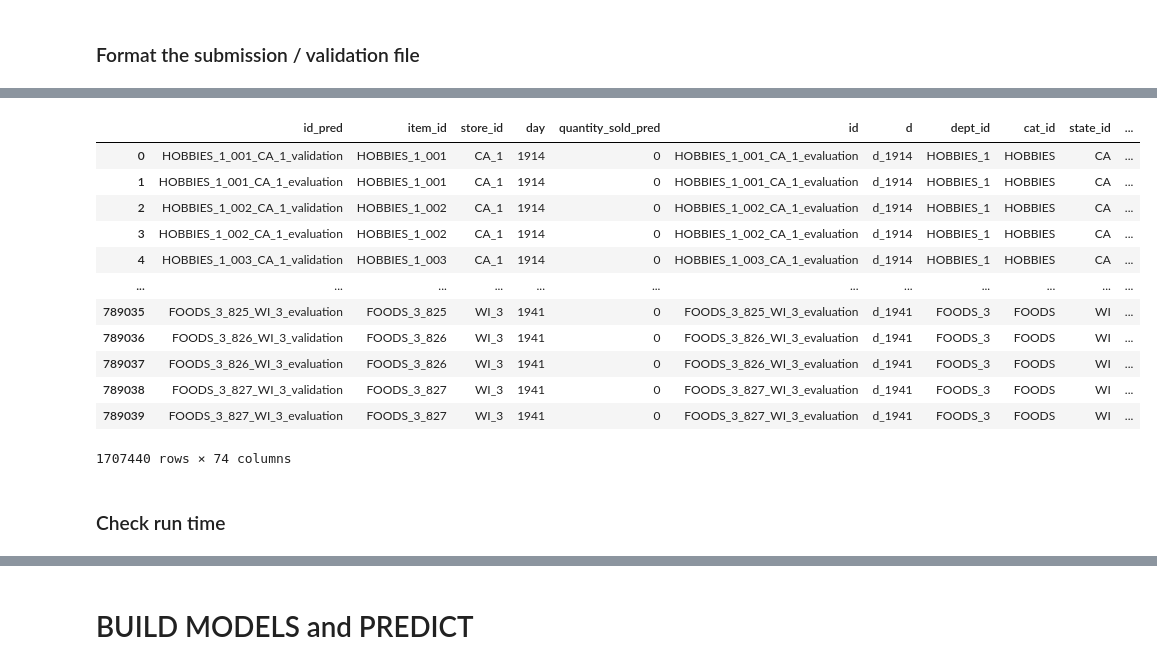
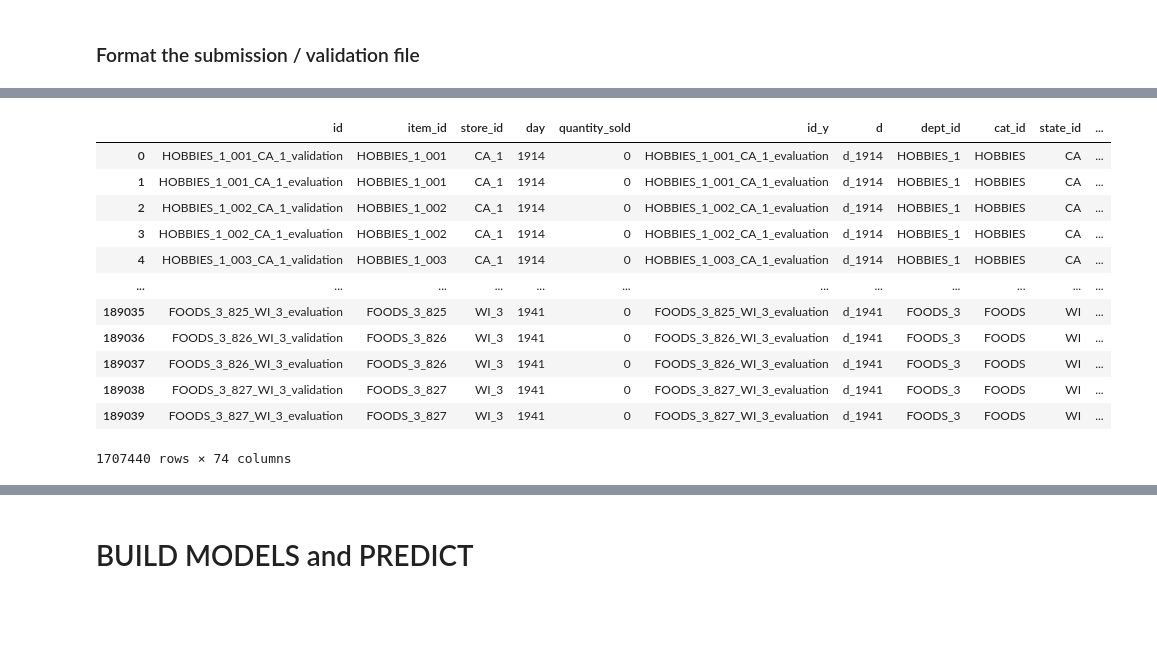
Before and after one commit to datawiseinc/Data_Science, a Jupyter notebook: 18. Walmart_28_day_point_sale_prediction.ipynb, the cells around one changed output, grey strips where cells are left out. Cells and saved outputs as stored; diff of their text form; code cells hidden in the pictures; blank space fills up the shorter version.

```diff
--- a/18. Walmart_28_day_point_sale_prediction.ipynb
+++ b/18. Walmart_28_day_point_sale_prediction.ipynb
@@ -654,35 +757,34 @@ submission_file
 # %%
 #Now merge the submission file with the processed sales_train_evaluation file to extract sales, calendar, price data
 
 #read the processed data in chunks to free up memory
-sales_train_validation_processing = pd.read_csv(export_path+final_preprocessed_file, dtype=schema, index_col=0 , chunksize=1000000)
+sales_train_validation_processing = pd.read_csv(export_path+final_preprocessed_file, dtype=schema, index_col=0 , chunksize=100000)
 
 validation_df = pd.DataFrame()
 
 #read the sales_train_validation_process
 
 for chunk in sales_train_validation_processing:
 
     #Extract the quantity sold
-    validation_df = pd.concat( [validation_df, submission_file.merge(chunk, on=['id','item_id','store_id','day'], how='inner', suffixes=['','_y'])])
+    temp_df = submission_file.merge(chunk, on=['item_id','store_id','day'], how='inner', suffixes=['','_y'])
+    validation_df = pd.concat([validation_df, temp_df])
 
 validation_df
 # %% [output]
-|  | id_pred | item_id | store_id | day | quantity_sold_pred | id | d | dept_id | cat_id | state_id | ... |
+|  | id | item_id | store_id | day | quantity_sold | id_y | d | dept_id | cat_id | state_id | ... |
 | 0 | HOBBIES_1_001_CA_1_validation | HOBBIES_1_001 | CA_1 | 1914 | 0 | HOBBIES_1_001_CA_1_evaluation | d_1914 | HOBBIES_1 | HOBBIES | CA | ... |
 | 1 | HOBBIES_1_001_CA_1_evaluation | HOBBIES_1_001 | CA_1 | 1914 | 0 | HOBBIES_1_001_CA_1_evaluation | d_1914 | HOBBIES_1 | HOBBIES | CA | ... |
 | 2 | HOBBIES_1_002_CA_1_validation | HOBBIES_1_002 | CA_1 | 1914 | 0 | HOBBIES_1_002_CA_1_evaluation | d_1914 | HOBBIES_1 | HOBBIES | CA | ... |
 | 3 | HOBBIES_1_002_CA_1_evaluation | HOBBIES_1_002 | CA_1 | 1914 | 0 | HOBBIES_1_002_CA_1_evaluation | d_1914 | HOBBIES_1 | HOBBIES | CA | ... |
 | 4 | HOBBIES_1_003_CA_1_validation | HOBBIES_1_003 | CA_1 | 1914 | 0 | HOBBIES_1_003_CA_1_evaluation | d_1914 | HOBBIES_1 | HOBBIES | CA | ... |
 | ... | ... | ... | ... | ... | ... | ... | ... | ... | ... | ... | ... |
-| 789035 | FOODS_3_825_WI_3_evaluation | FOODS_3_825 | WI_3 | 1941 | 0 | FOODS_3_825_WI_3_evaluation | d_1941 | FOODS_3 | FOODS | WI | ... |
-| 789036 | FOODS_3_826_WI_3_validation | FOODS_3_826 | WI_3 | 1941 | 0 | FOODS_3_826_WI_3_evaluation | d_1941 | FOODS_3 | FOODS | WI | ... |
-| 789037 | FOODS_3_826_WI_3_evaluation | FOODS_3_826 | WI_3 | 1941 | 0 | FOODS_3_826_WI_3_evaluation | d_1941 | FOODS_3 | FOODS | WI | ... |
-| 789038 | FOODS_3_827_WI_3_validation | FOODS_3_827 | WI_3 | 1941 | 0 | FOODS_3_827_WI_3_evaluation | d_1941 | FOODS_3 | FOODS | WI | ... |
-| 789039 | FOODS_3_827_WI_3_evaluation | FOODS_3_827 | WI_3 | 1941 | 0 | FOODS_3_827_WI_3_evaluation | d_1941 | FOODS_3 | FOODS | WI | ... |
+| 189035 | FOODS_3_825_WI_3_evaluation | FOODS_3_825 | WI_3 | 1941 | 0 | FOODS_3_825_WI_3_evaluation | d_1941 | FOODS_3 | FOODS | WI | ... |
+| 189036 | FOODS_3_826_WI_3_validation | FOODS_3_826 | WI_3 | 1941 | 0 | FOODS_3_826_WI_3_evaluation | d_1941 | FOODS_3 | FOODS | WI | ... |
+| 189037 | FOODS_3_826_WI_3_evaluation | FOODS_3_826 | WI_3 | 1941 | 0 | FOODS_3_826_WI_3_evaluation | d_1941 | FOODS_3 | FOODS | WI | ... |
+| 189038 | FOODS_3_827_WI_3_validation | FOODS_3_827 | WI_3 | 1941 | 0 | FOODS_3_827_WI_3_evaluation | d_1941 | FOODS_3 | FOODS | WI | ... |
+| 189039 | FOODS_3_827_WI_3_evaluation | FOODS_3_827 | WI_3 | 1941 | 0 | FOODS_3_827_WI_3_evaluation | d_1941 | FOODS_3 | FOODS | WI | ... |
 1707440 rows × 74 columns
 # %%
 #Export the processed submission file
 validation_df.to_csv(export_path + validation_file)
-# %% [markdown]
-### Check run time
```
Also changed, not shown: parts of 88 cells of this notebook.
